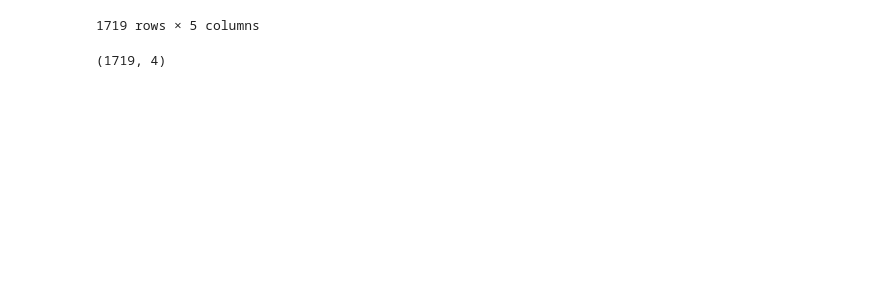
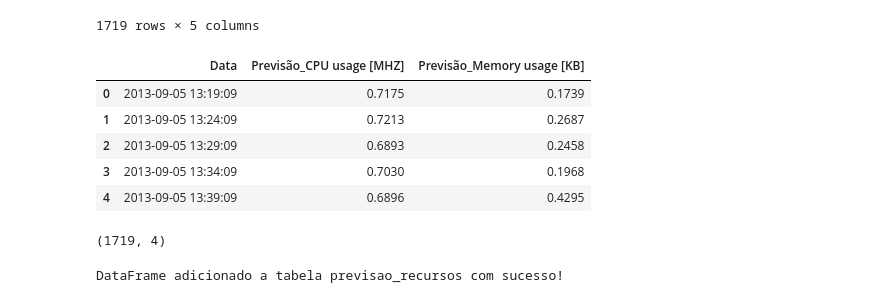
Before and after one commit to gisellegoiz/SNSM, a Jupyter notebook: LSTM_6.ipynb, the cells around one changed output. Cells and saved outputs as stored; diff of their text form; code cells hidden in the pictures; blank space fills up the shorter version.

```diff
--- a/LSTM_6.ipynb
+++ b/LSTM_6.ipynb
@@ -261,6 +226,16 @@ df_final
 | 1717 | 2013-09-11 13:34:58 | 0.0004 | -0.0822 | 0.0132 | 0.0032 |
 | 1718 | 2013-09-11 13:39:58 | 0.4907 | -0.0058 | 0.0476 | 0.0165 |
 1719 rows × 5 columns
+# %%
+df_prev = df_final.drop(columns=['CPU usage [MHZ]_Real', 'Memory usage [KB]_Real'])
+df_prev.head()
+# %% [output]
+|  | Data | Previsão_CPU usage [MHZ] | Previsão_Memory usage [KB] |
+| 0 | 2013-09-05 13:19:09 | 0.7175 | 0.1739 |
+| 1 | 2013-09-05 13:24:09 | 0.7213 | 0.2687 |
+| 2 | 2013-09-05 13:29:09 | 0.6893 | 0.2458 |
+| 3 | 2013-09-05 13:34:09 | 0.7030 | 0.1968 |
+| 4 | 2013-09-05 13:39:09 | 0.6896 | 0.4295 |
 # %%
 df_results.shape
 # %% [output]
@@ -267,0 +252,5 @@ df_results.shape
+# %%
+df_prev.to_sql('previsao_eMBB', con=engine, index=False, if_exists='append',method='multi')
+print("DataFrame adicionado a tabela previsao_recursos com sucesso!")
+# %% [output]
+DataFrame adicionado a tabela previsao_recursos com sucesso!
```
Also changed, not shown: parts of 5 cells of this notebook.
